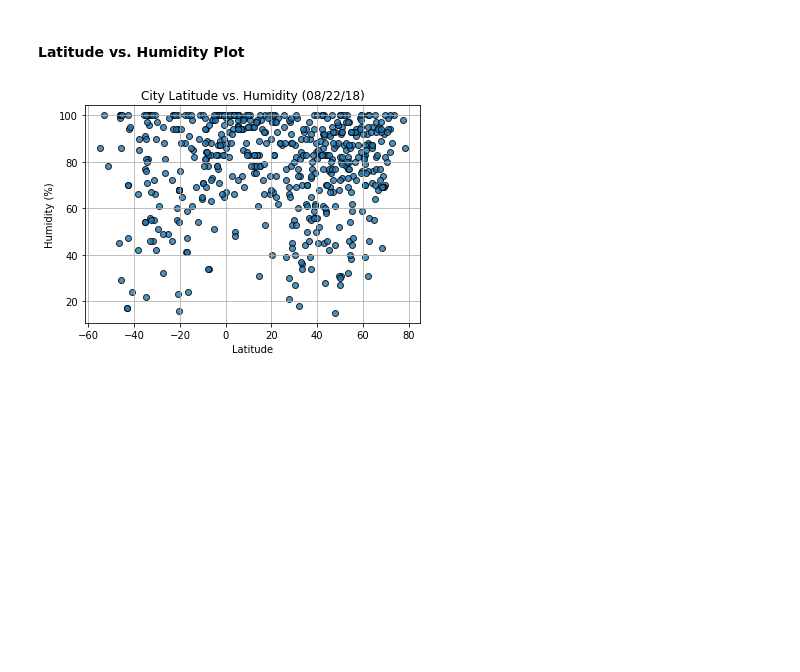
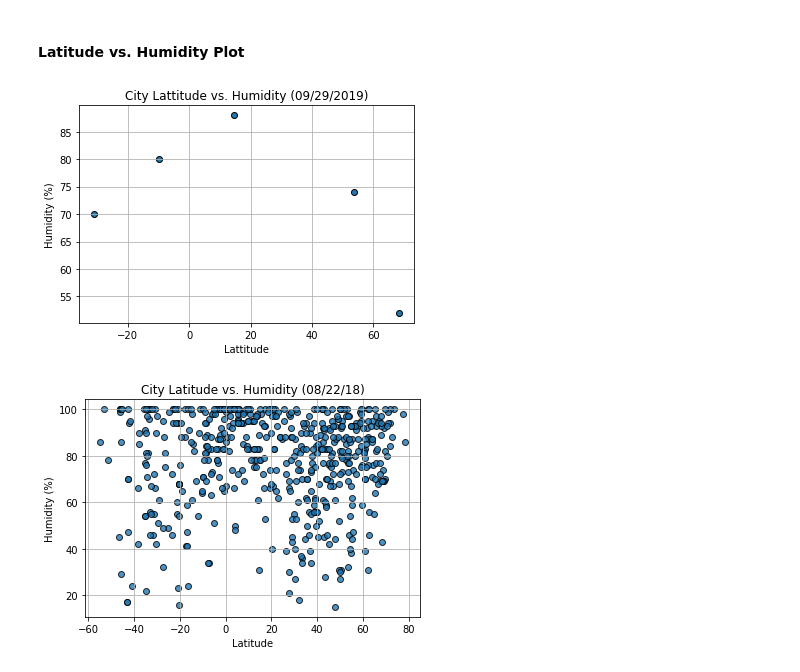
Before and after one commit to ahmedgurbuz/SMU_Assignments, a Jupyter notebook: Unit_06_API/WeatherPy.ipynb, the cells around one changed output. Cells and saved outputs as stored; diff of their text form; code cells hidden in the pictures; blank space fills up the shorter version.

```diff
--- a/Unit_06_API/WeatherPy.ipynb
+++ b/Unit_06_API/WeatherPy.ipynb
@@ -207,6 +206,20 @@ TypeError: xlabel() missing 1 required positional argument: 'xlabel'
 [figure]
 # %% [markdown]
 #### Latitude vs. Humidity Plot
+# %%
+# Create scatter plot to compare Lattitude and Max Temp. of the randomly selected cities in the Data Frame
+plt.scatter(data_df["Lat"], data_df["Humidity"], edgecolor = 'black')
+
+# Give the chart a title, x label, y label and grid
+plt.title("City Lattitude vs. Humidity (09/29/2019)")
+plt.xlabel("Lattitude")
+plt.ylabel("Humidity (%)")
+plt.grid(True)
+
+# Save the Figure
+plt.savefig(r"C:\Users\AG\Documents\SMU_Assignments\Unit_06_API\plots\lat_and_humidity.png")
+# %% [output]
+[figure, added]
 # %%
 # %% [output]
 [figure]
```
Also changed, not shown: parts of 2 cells of this notebook.
